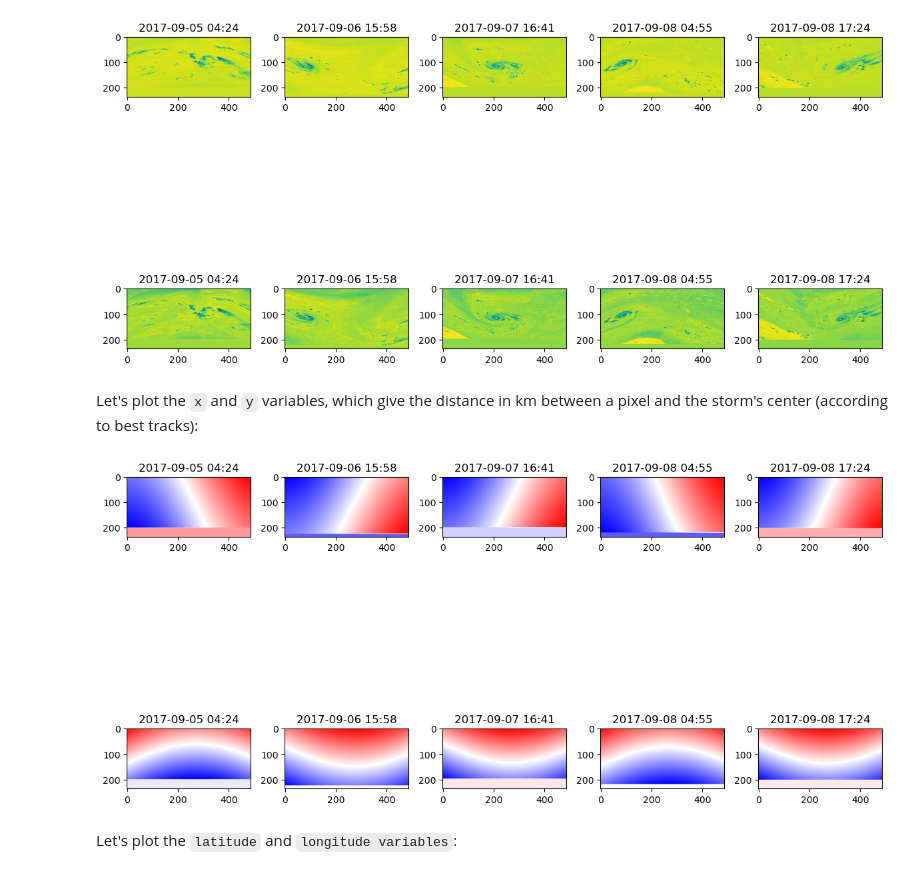
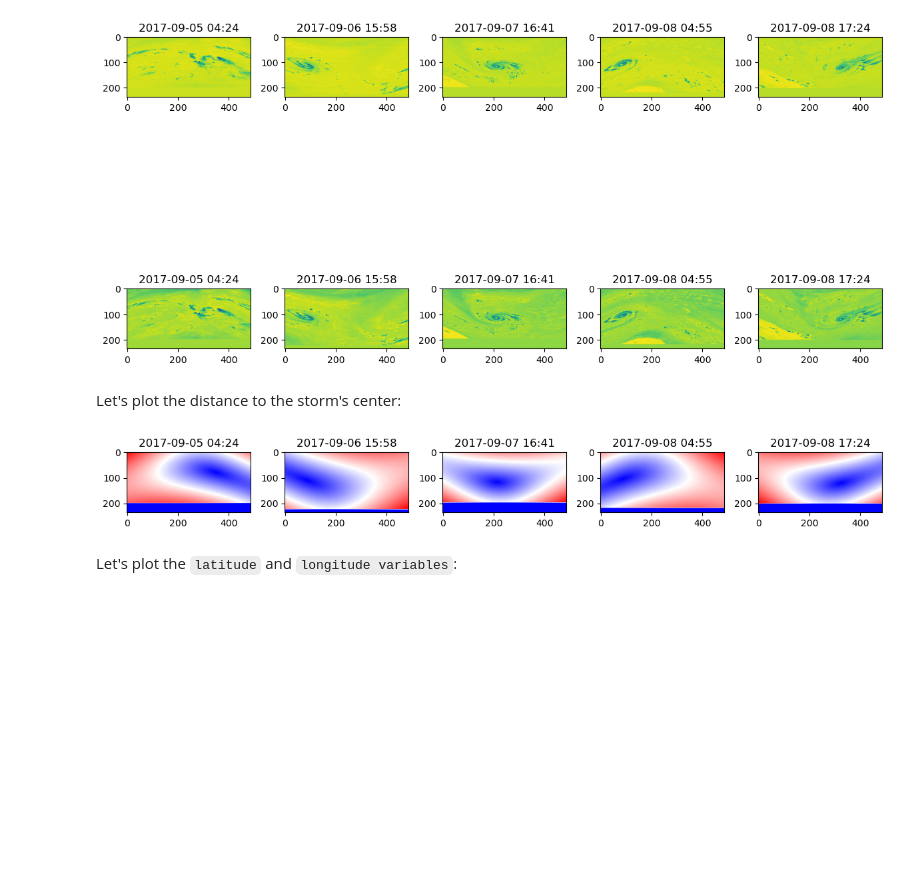
Before and after one commit to dauvillc/tc_multi_sources, a Jupyter notebook: notebooks/preprocessed.ipynb, the cells around one changed output. Drawn from its saved outputs; the diff is of its cells as text; code cells hidden in the pictures; blank space fills up the shorter version.

Commit message:
Dist. to center plot

````diff
--- a/notebooks/preprocessed.ipynb
+++ b/notebooks/preprocessed.ipynb
@@ -103,17 +103,18 @@ for i in range(len(mw_vars)):
 plt.tight_layout()
 # %% [output]
 [figure]
-# %% [markdown]
-Let's plot the ```x``` and ```y``` variables, which give the distance in km between a pixel and the storm's center (according to best tracks):
-# %%
-fig, axes = plt.subplots(nrows=len(mw_vars), ncols=5, squeeze=False, figsize=(12, 10))
-for i, var in enumerate(['x', 'y']):
-    for j in range(5):
-        axes[i, j].imshow(a_storm.isel(sample=j+2)[var], cmap="bwr")
-        axes[i, j].set_title(pd.to_datetime(a_storm.isel(sample=j+2).time.data).strftime("%Y-%m-%d %H:%M"))
-plt.tight_layout()
-# %% [output]
-[figure, removed]
+# %% [markdown]
+Let's plot the distance to the storm's center:
+# %%
+center_dist = (a_storm['x'] ** 2 + a_storm['y'] ** 2) ** 0.5
+# %%
+fig, axes = plt.subplots(nrows=1, ncols=5, squeeze=False, figsize=(12, 10))
+for j in range(5):
+    axes[0, j].imshow(center_dist.isel(sample=j+2), cmap="bwr")
+    axes[0, j].set_title(pd.to_datetime(a_storm.isel(sample=j+2).time.data).strftime("%Y-%m-%d %H:%M"))
+plt.tight_layout()
+# %% [output]
+[figure, added]
 # %% [markdown]
 Let's plot the ```latitude``` and ```longitude variables```:
 # %%
````
Also changed, not shown: parts of 1 cell of this notebook.
